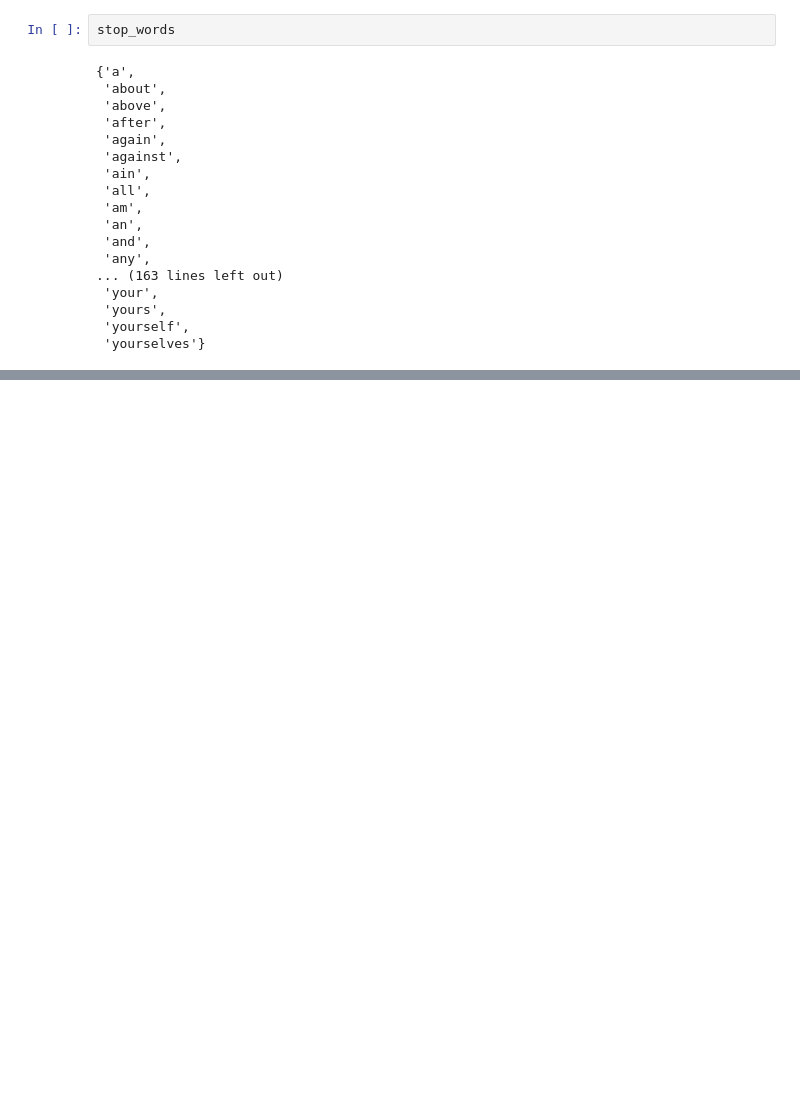
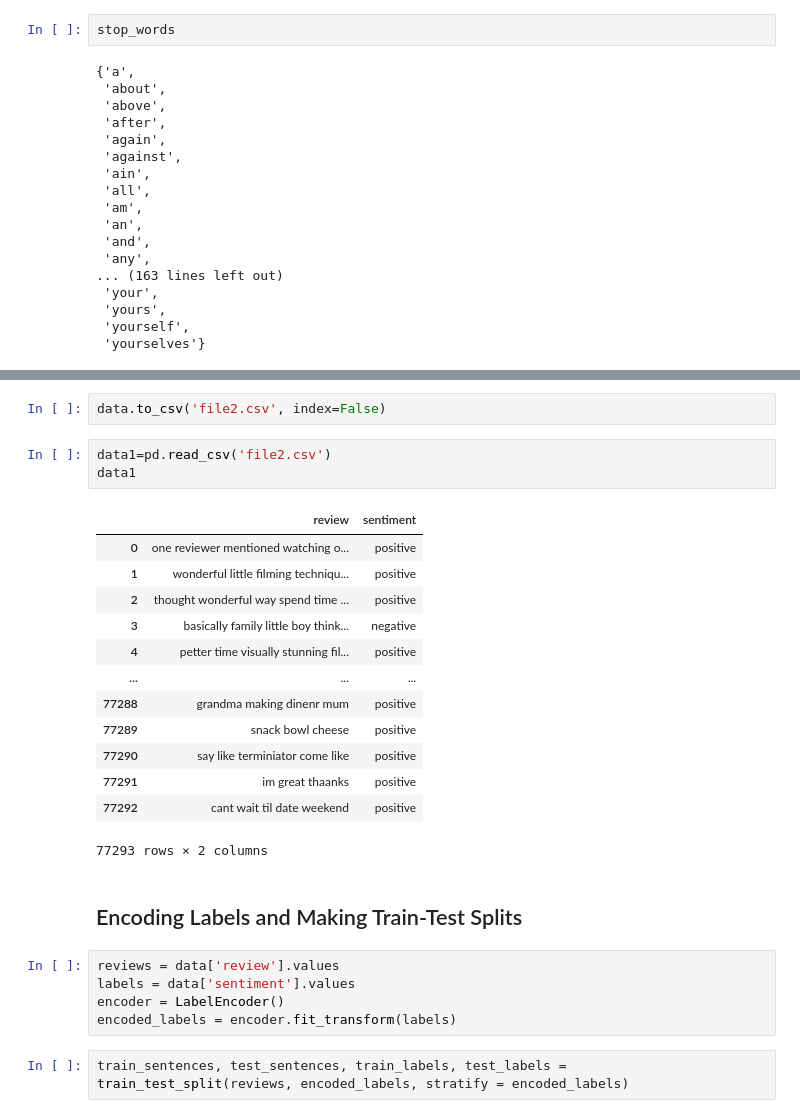
Before and after one commit to Ashwin202/Final-year-project, a Jupyter notebook: Sentimental analysis.ipynb, the cells around one changed output, grey strips where cells are left out. Saved outputs shown, nothing was run; the diff lists cells and outputs as text; blank space fills up the shorter version.

```diff
--- a/Sentimental analysis.ipynb
+++ b/Sentimental analysis.ipynb
@@ -361,0 +365,28 @@ zipp==3.6.0
+# %%
+data.to_csv('file2.csv', index=False)
+# %%
+data1=pd.read_csv('file2.csv')
+data1
+# %% [output]
+|  | review | sentiment |
+| 0 | one reviewer mentioned watching o... | positive |
+| 1 | wonderful little filming techniqu... | positive |
+| 2 | thought wonderful way spend time ... | positive |
+| 3 | basically family little boy think... | negative |
+| 4 | petter time visually stunning fil... | positive |
+| ... | ... | ... |
+| 77288 | grandma making dinenr mum | positive |
+| 77289 | snack bowl cheese | positive |
+| 77290 | say like terminiator come like | positive |
+| 77291 | im great thaanks | positive |
+| 77292 | cant wait til date weekend | positive |
+77293 rows × 2 columns
+# %% [markdown]
+## Encoding Labels and Making Train-Test Splits
+# %%
+reviews = data['review'].values
+labels = data['sentiment'].values
+encoder = LabelEncoder()
+encoded_labels = encoder.fit_transform(labels)
+# %%
+train_sentences, test_sentences, train_labels, test_labels = train_test_split(reviews, encoded_labels, stratify = encoded_labels)
```
Also changed, not shown: parts of 61 cells of this notebook, 2 other files.
